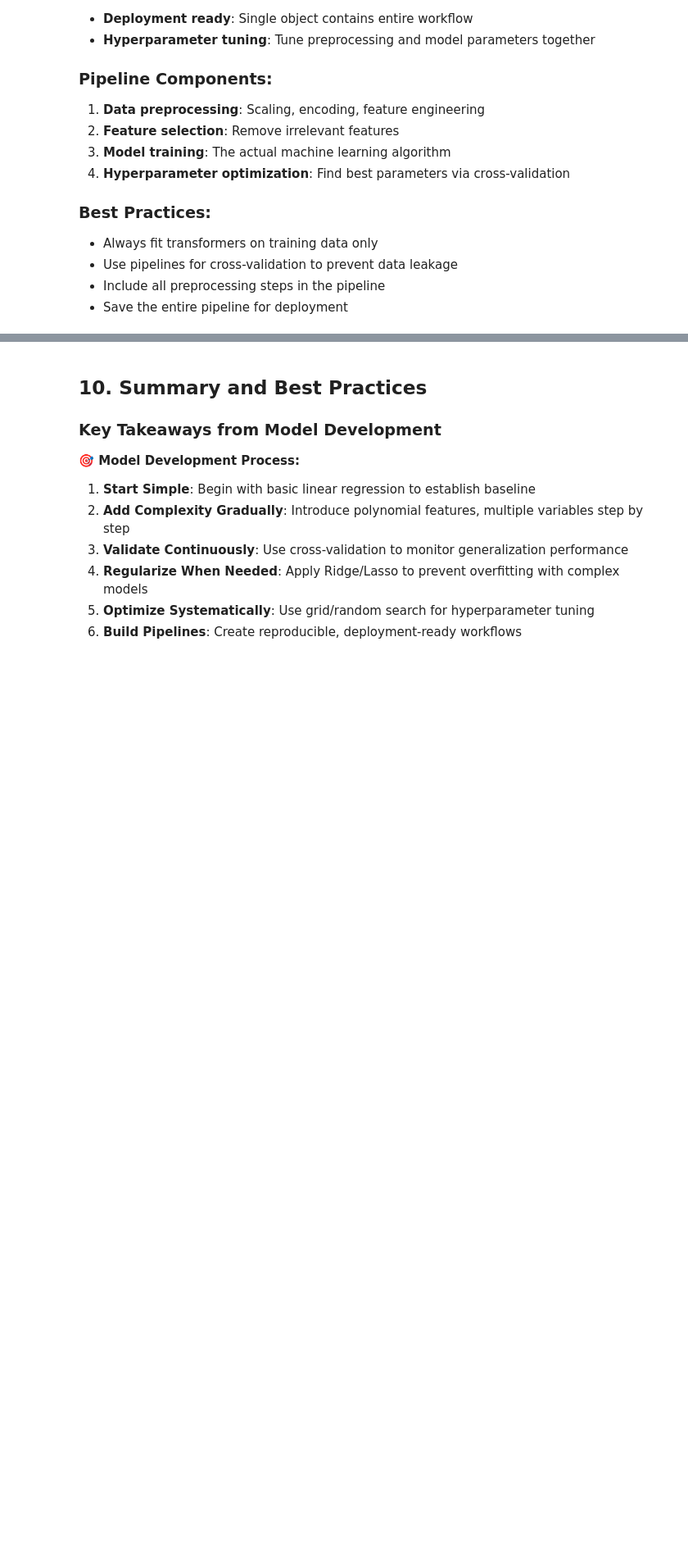
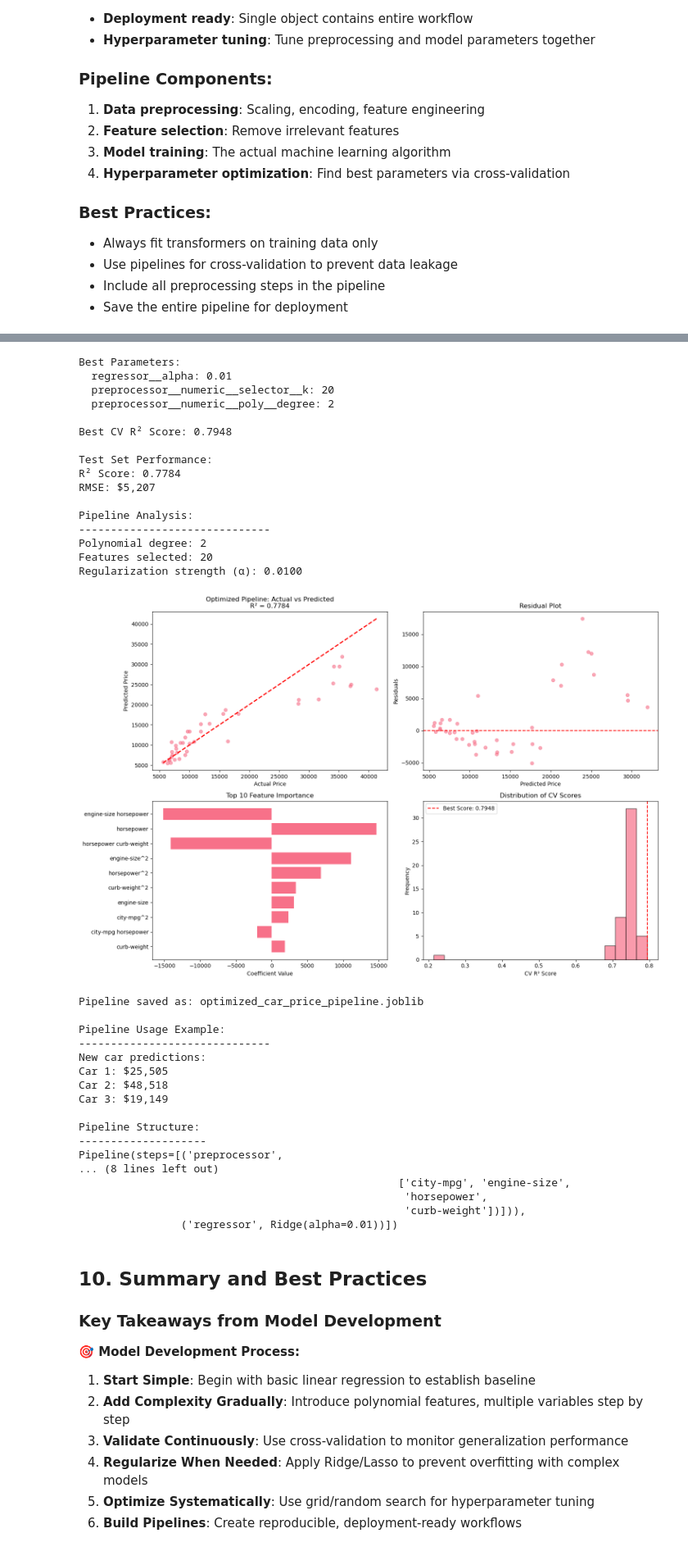
Before and after one commit to MarRoth93/Study_ML, a Jupyter notebook: datascience/04_Model_developement/model_developement_overview.ipynb, the cells around one changed output, grey strips where cells are left out. Shown at 82% size. Drawn from its saved outputs; the diff is of its cells as text; code cells hidden in the pictures; blank space fills up the shorter version.

```diff
--- a/datascience/04_Model_developement/model_developement_overview.ipynb
+++ b/datascience/04_Model_developement/model_developement_overview.ipynb
@@ -1033,9 +1253,9 @@ from sklearn.feature_selection import SelectKBest, f_regression
 import joblib
 
 # Define our features
-numeric_features = ['highway-mpg', 'engine-size', 'horsepower', 'curb-weight']
-X = df_clean[numeric_features].copy()
-y = df_clean['price']
+numeric_features = ['city-mpg', 'engine-size', 'horsepower', 'curb-weight']
+X = df[numeric_features].copy()
+y = df['price']
 
 # Split the data
 X_train, X_test, y_train, y_test = train_test_split(X, y, test_size=0.2, random_state=42)
@@ -1182,7 +1402,7 @@ print("-" * 30)
 
 # Create sample new data
 new_car_data = pd.DataFrame({
-    'highway-mpg': [30, 25, 35],
+    'city-mpg': [30, 25, 35],
     'engine-size': [2.0, 3.5, 1.8],
     'horsepower': [150, 250, 120],
     'curb-weight': [2500, 3500, 2200]
@@ -1199,3 +1419,4 @@ for i, pred in enumerate(predictions):
 print(f"\nPipeline Structure:")
 print("-" * 20)
 print(best_pipeline)
+# %% [output]
@@ -1202,3 +1434,37 @@ print(best_pipeline)
+Best Parameters:
+  regressor__alpha: 0.01
+  preprocessor__numeric__selector__k: 20
+  preprocessor__numeric__poly__degree: 2
+
+Best CV R² Score: 0.7948
+
+Test Set Performance:
+R² Score: 0.7784
+RMSE: $5,207
+
+Pipeline Analysis:
+------------------------------
+Polynomial degree: 2
+Features selected: 20
+Regularization strength (α): 0.0100
+[figure, added]
+Pipeline saved as: optimized_car_price_pipeline.joblib
+
+Pipeline Usage Example:
+------------------------------
+New car predictions:
+Car 1: $25,505
+Car 2: $48,518
+Car 3: $19,149
+
+Pipeline Structure:
+--------------------
+Pipeline(steps=[('preprocessor',
+... (8 lines left out)
+                                                  ['city-mpg', 'engine-size',
+                                                   'horsepower',
+                                                   'curb-weight'])])),
+                ('regressor', Ridge(alpha=0.01))])
 # %% [markdown]
 ## 10. Summary and Best Practices
 
```
Also changed, not shown: parts of 13 cells of this notebook, 1 other file.
